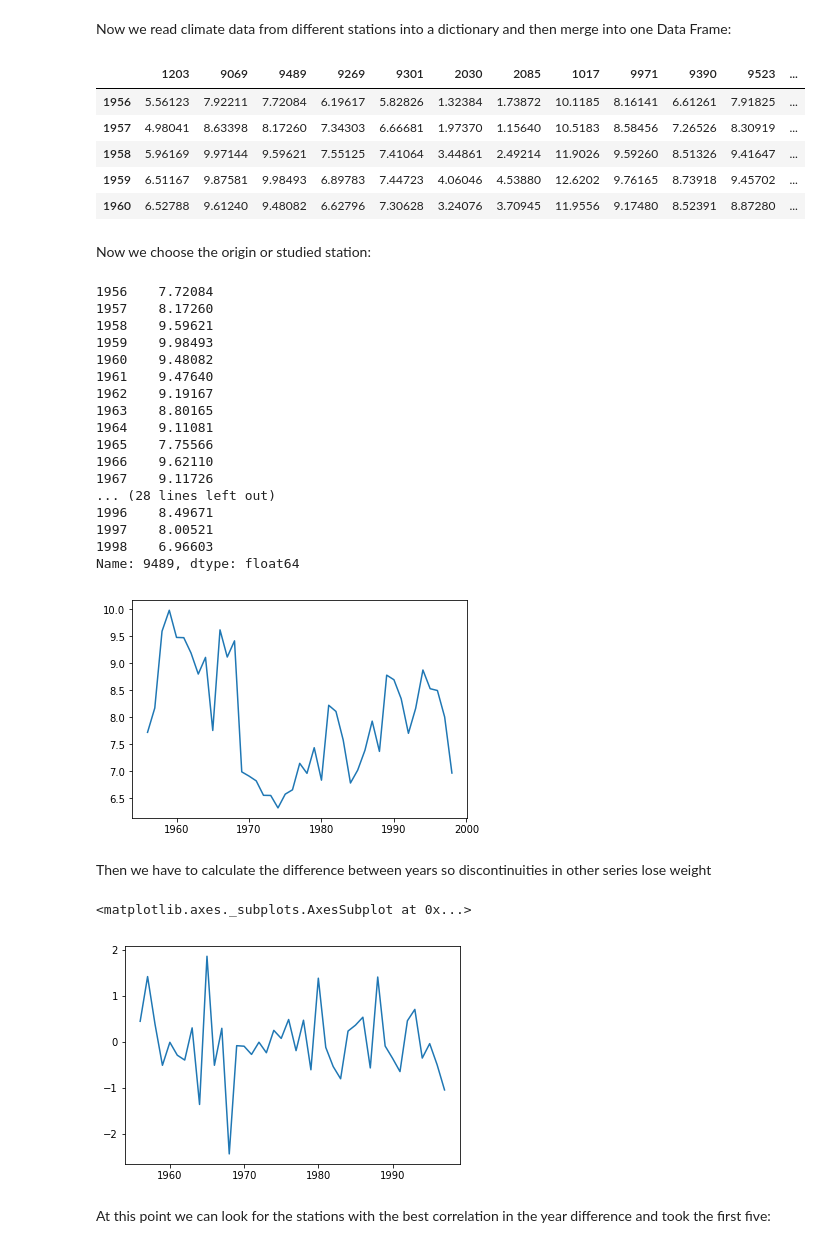
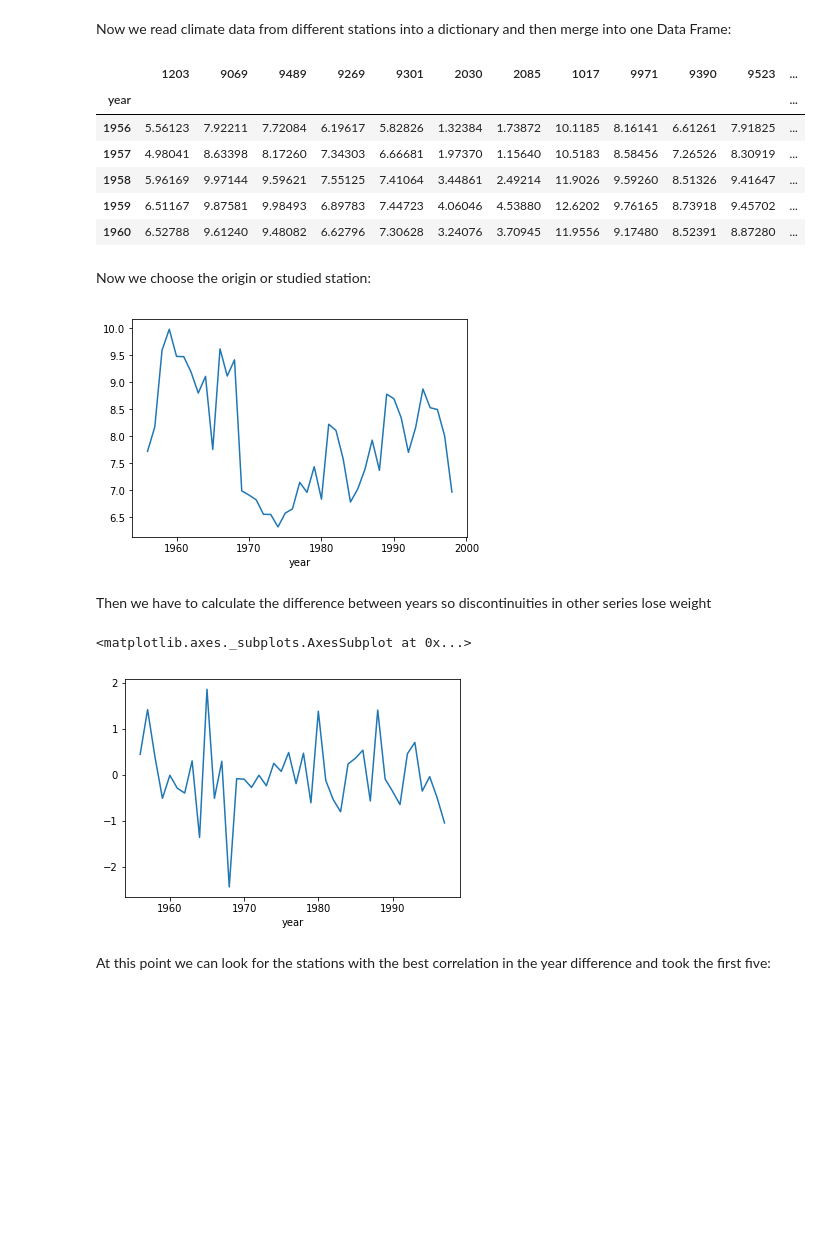
Before and after one commit to sgzFalcon/projects, a Jupyter notebook: climateAnalysis/main.ipynb, the cells around one changed output. Drawn from its saved outputs; the diff is of its cells as text; code cells hidden in the pictures; blank space fills up the shorter version.

```diff
--- a/climateAnalysis/main.ipynb
+++ b/climateAnalysis/main.ipynb
@@ -32,10 +40,10 @@ for id in stationsID['id'].iteritems():
     station[str(id[1])] = pd.read_csv('data/Tmin_'+str(id[1])+'_filled_annual_means.txt', sep='    ',
                                       header=None, names=['year',str(id[1])], engine='python').set_index('year')
 stations = pd.concat(station.values(),axis=1)
-stations.index.name=None
 stations.head()
 # %% [output]
 |  | 1203 | 9069 | 9489 | 9269 | 9301 | 2030 | 2085 | 1017 | 9971 | 9390 | 9523 | ... |
+| year |  |  |  |  |  |  |  |  |  |  |  | ... |
 | 1956 | 5.56123 | 7.92211 | 7.72084 | 6.19617 | 5.82826 | 1.32384 | 1.73872 | 10.1185 | 8.16141 | 6.61261 | 7.91825 | ... |
 | 1957 | 4.98041 | 8.63398 | 8.17260 | 7.34303 | 6.66681 | 1.97370 | 1.15640 | 10.5183 | 8.58456 | 7.26526 | 8.30919 | ... |
 | 1958 | 5.96169 | 9.97144 | 9.59621 | 7.55125 | 7.41064 | 3.44861 | 2.49214 | 11.9026 | 9.59260 | 8.51326 | 9.41647 | ... |
@@ -46,27 +54,9 @@ Now we choose the origin or studied station:
 # %%
 origin = '9489'
 stations[origin].plot.line()
 oriSeries = stations[origin]
-oriSeries
 # %% [output]
-1956    7.72084
-1957    8.17260
-1958    9.59621
-1959    9.98493
-1960    9.48082
-1961    9.47640
-1962    9.19167
-1963    8.80165
-1964    9.11081
-1965    7.75566
-1966    9.62110
-1967    9.11726
-... (28 lines left out)
-1996    8.49671
-1997    8.00521
-1998    6.96603
-Name: 9489, dtype: float64
-[figure, old version]
+[figure, new version]
 # %% [markdown]
 Then we have to calculate the difference between years so discontinuities in other series lose weight
 # %%
@@ -78,7 +68,7 @@ yearDiff = pd.concat(ydiff.values(), axis=1).drop(1998)
 yearDiff[origin].plot.line()
 # %% [output]
 <matplotlib.axes._subplots.AxesSubplot at 0x...>
-[figure, old version]
+[figure, new version]
 # %% [markdown]
 At this point we can look for the stations with the best correlation in the year difference and took the first five:
 # %%
```
Also changed, not shown: parts of 14 cells of this notebook.
